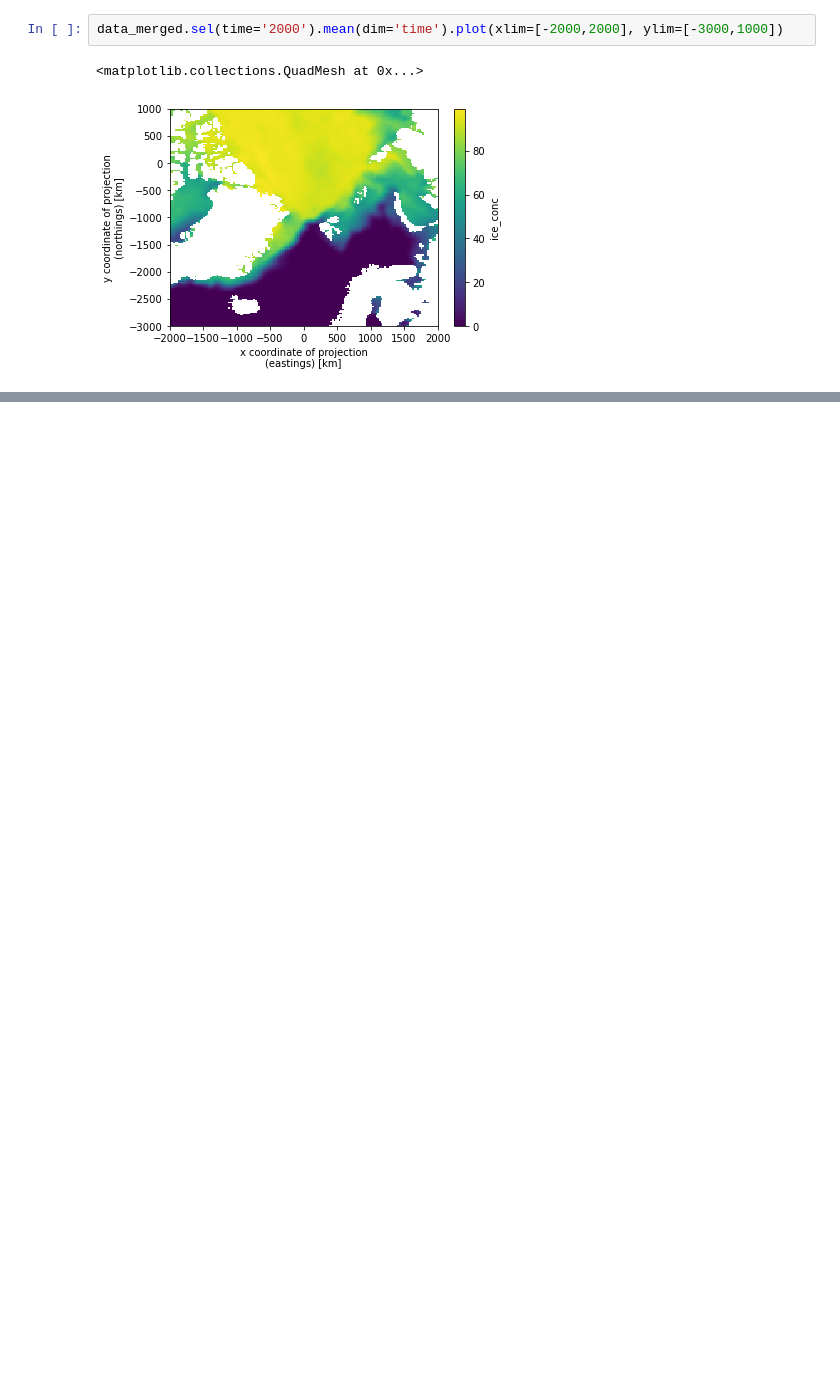
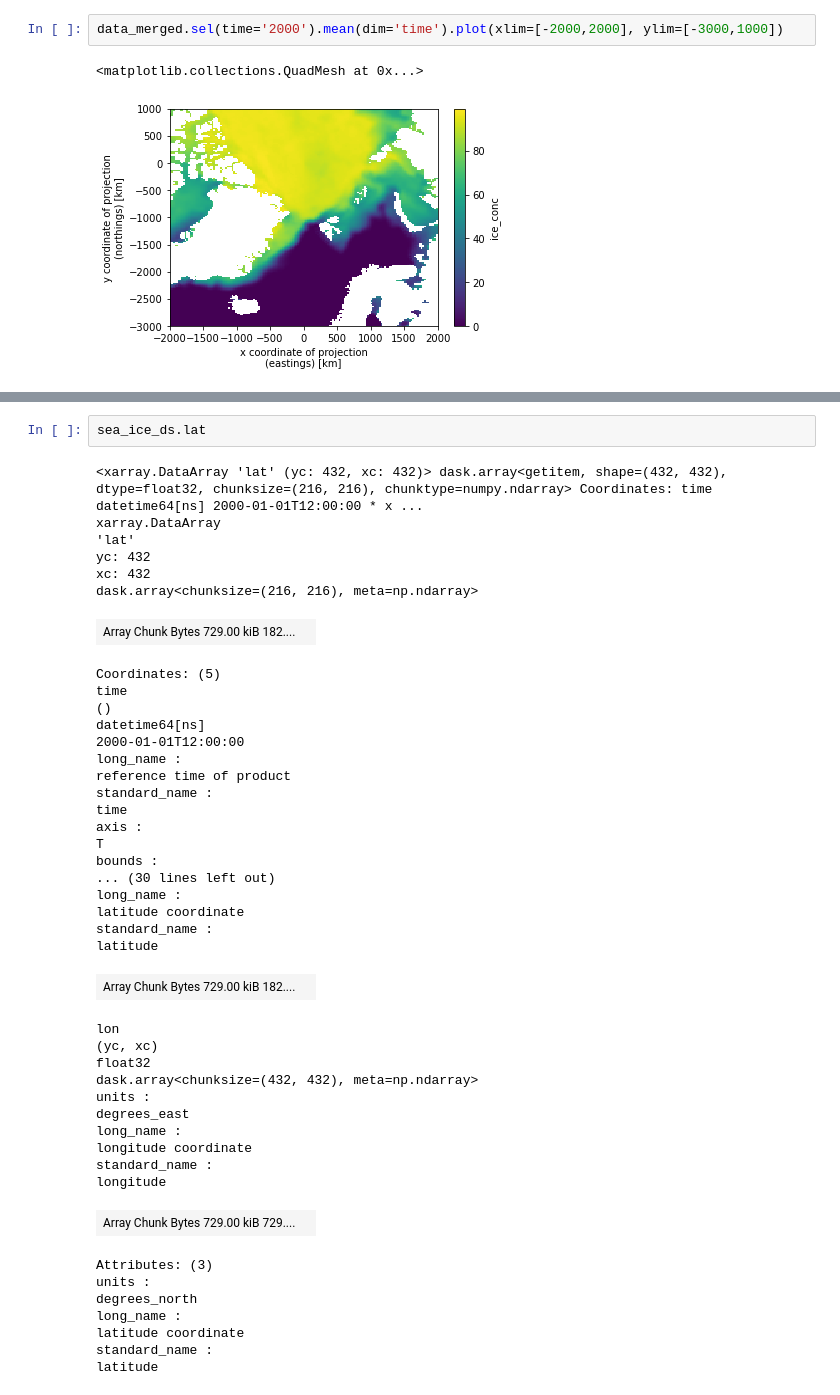
Before and after one commit to eScience-course/Tjaernoe2022-group3, a Jupyter notebook: notebooks/kei_satellite_seaice.ipynb, the cells around one changed output, grey strips where cells are left out. Drawn from its saved outputs; the diff is of its cells as text; blank space fills up the shorter version.

```diff
--- a/notebooks/kei_satellite_seaice.ipynb
+++ b/notebooks/kei_satellite_seaice.ipynb
@@ -112,0 +111,46 @@ Attributes: (12/40)
+# %%
+sea_ice_ds.lat
+# %% [output]
+<xarray.DataArray 'lat' (yc: 432, xc: 432)> dask.array<getitem, shape=(432, 432), dtype=float32, chunksize=(216, 216), chunktype=numpy.ndarray> Coordinates: time datetime64[ns] 2000-01-01T12:00:00 * x ...
+xarray.DataArray
+'lat'
+yc: 432
+xc: 432
+dask.array<chunksize=(216, 216), meta=np.ndarray>
+| Array Chunk Bytes 729.00 kiB 182.... |  |
+Coordinates: (5)
+time
+()
+datetime64[ns]
+2000-01-01T12:00:00
+long_name :
+reference time of product
+standard_name :
+time
+axis :
+T
+bounds :
+... (30 lines left out)
+long_name :
+latitude coordinate
+standard_name :
+latitude
+| Array Chunk Bytes 729.00 kiB 182.... |  |
+lon
+(yc, xc)
+float32
+dask.array<chunksize=(432, 432), meta=np.ndarray>
+units :
+degrees_east
+long_name :
+longitude coordinate
+standard_name :
+longitude
+| Array Chunk Bytes 729.00 kiB 729.... |  |
+Attributes: (3)
+units :
+degrees_north
+long_name :
+latitude coordinate
+standard_name :
+latitude
```
Also changed, not shown: parts of 24 cells of this notebook, 1 other file.
